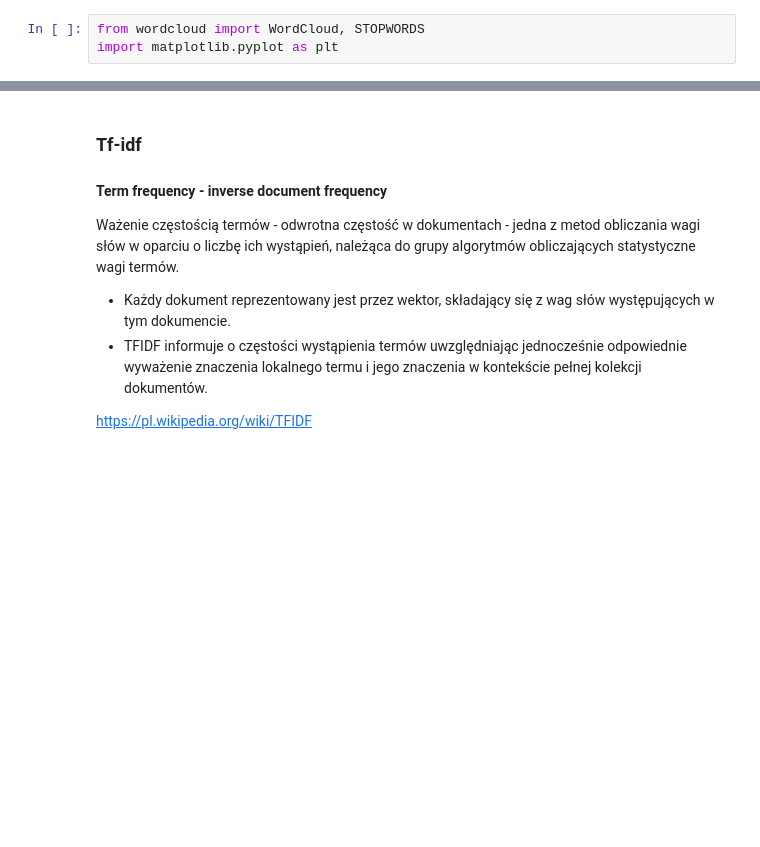
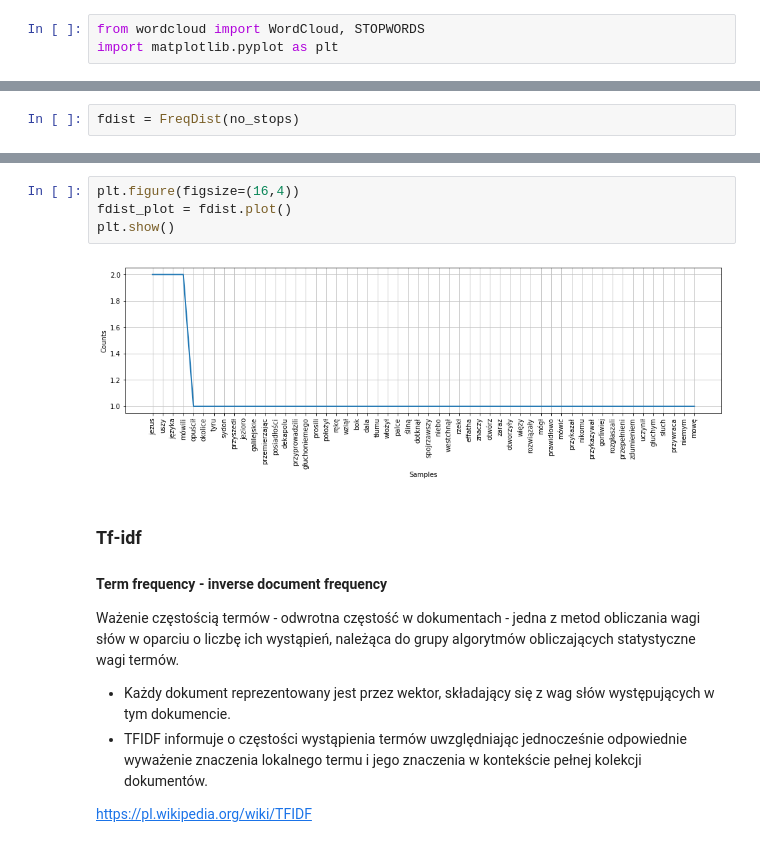
Before and after one commit to lodziajelembasy/MasterThesis, a Jupyter notebook: Master thesis.ipynb, the cells around one changed output, grey strips where cells are left out. Cells and saved outputs as stored; diff of their text form; blank space fills up the shorter version.

```diff
--- a/Master thesis.ipynb
+++ b/Master thesis.ipynb
@@ -156,0 +162,2 @@ plt.show()
+# %%
+fdist = FreqDist(no_stops)
@@ -157,3 +168,9 @@ plt.show()
+# %%
+plt.figure(figsize=(16,4))
+fdist_plot = fdist.plot()
+plt.show()
+# %% [output]
+[figure, added]
 # %% [markdown]
 ### Tf-idf
 
```
Also changed, not shown: parts of 14 cells of this notebook.
